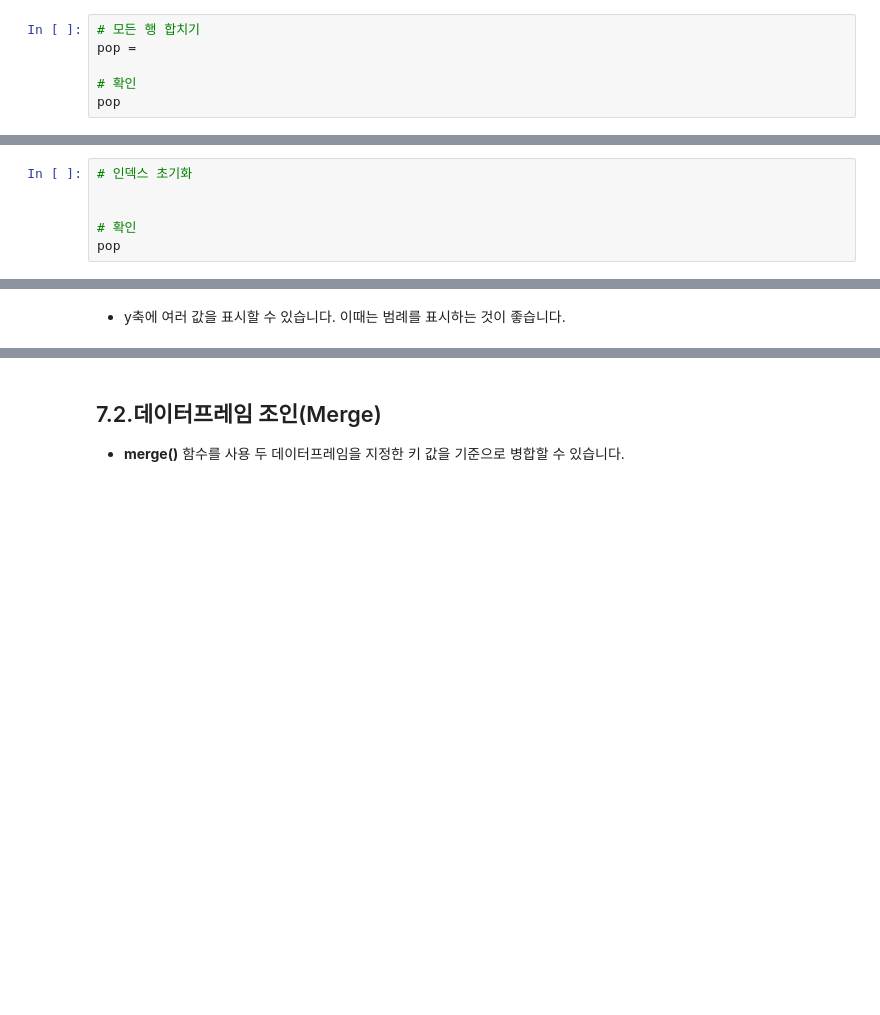
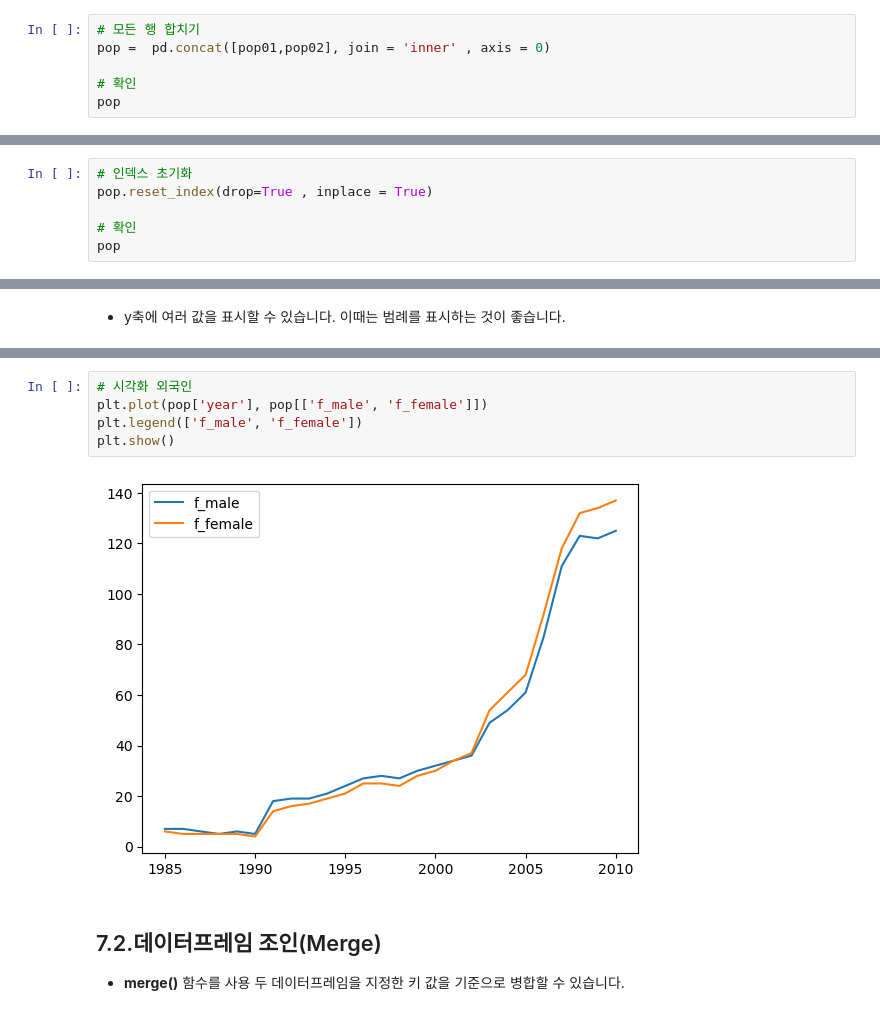
Before and after one commit to yangjung-woo/KT-Workspace, a Jupyter notebook: KT_AIVLE_DX_Regular_course/Week1/DX_데이터 다듬기_실습자료/08 - 판다스 데이터프레임 변경 (3).ipynb, the cells around one changed output, grey strips where cells are left out. Cells and saved outputs as stored; diff of their text form; blank space fills up the shorter version.

```diff
--- a/KT_AIVLE_DX_Regular_course/Week1/DX_데이터 다듬기_실습자료/08 - 판다스 데이터프레임 변경 (3).ipynb
+++ b/KT_AIVLE_DX_Regular_course/Week1/DX_데이터 다듬기_실습자료/08 - 판다스 데이터프레임 변경 (3).ipynb
@@ -83,7 +169,7 @@ pop02.head(10)
 - 세로로 합치므로 **axis=0** 옵션을 지정하거나 생략합니다.
 # %%
 # 모든 행 합치기
-pop =
+pop =  pd.concat([pop01,pop02], join = 'inner' , axis = 0)
 
 # 확인
 pop
@@ -91,7 +195,7 @@ pop
 - 세로로 합해지면 인덱스 값이 중복될 수 있으므로 인덱스를 초기화합니다.
 # %%
 # 인덱스 초기화
-
+pop.reset_index(drop=True , inplace = True)
 
 # 확인
 pop
@@ -116,3 +242,10 @@ plt.show()
+# %%
+# 시각화 외국인
+plt.plot(pop['year'], pop[['f_male', 'f_female']])
+plt.legend(['f_male', 'f_female'])
+plt.show()
+# %% [output]
+[figure, added]
 # %% [markdown]
 ## 7.2.데이터프레임 조인(Merge)
 
```
Also changed, not shown: parts of 17 cells of this notebook, 14 other files.
